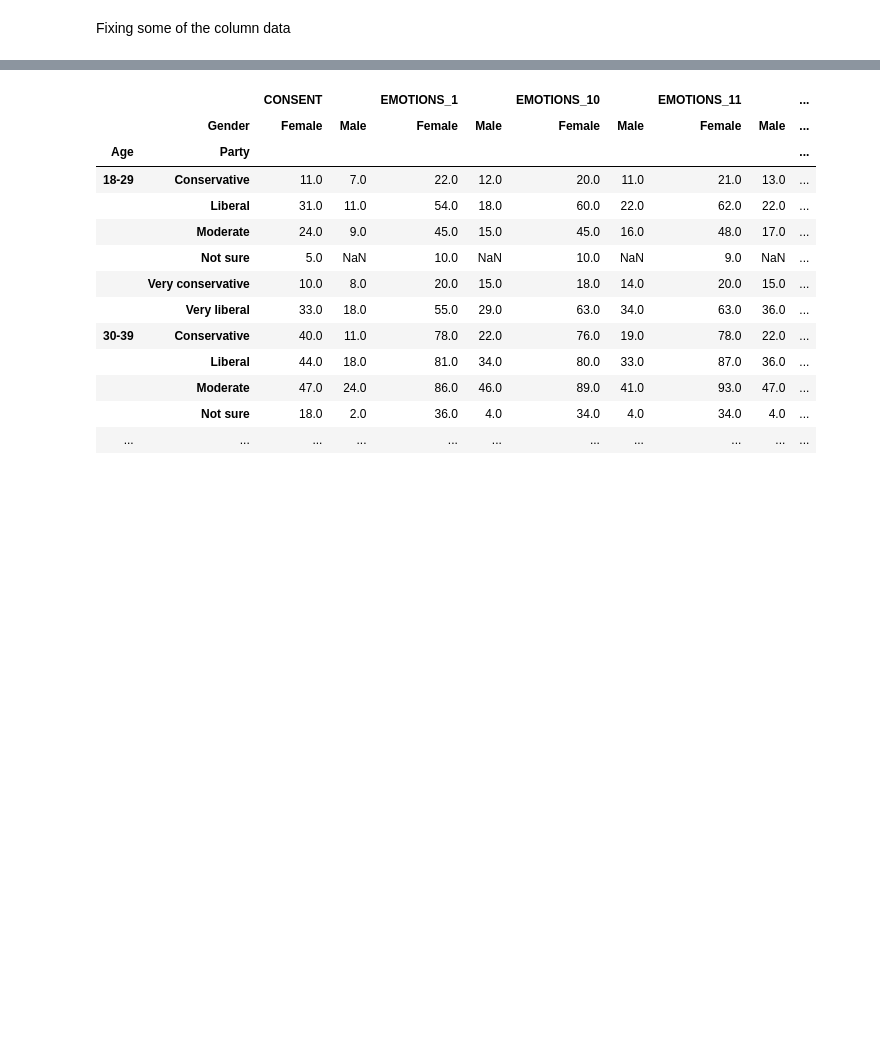
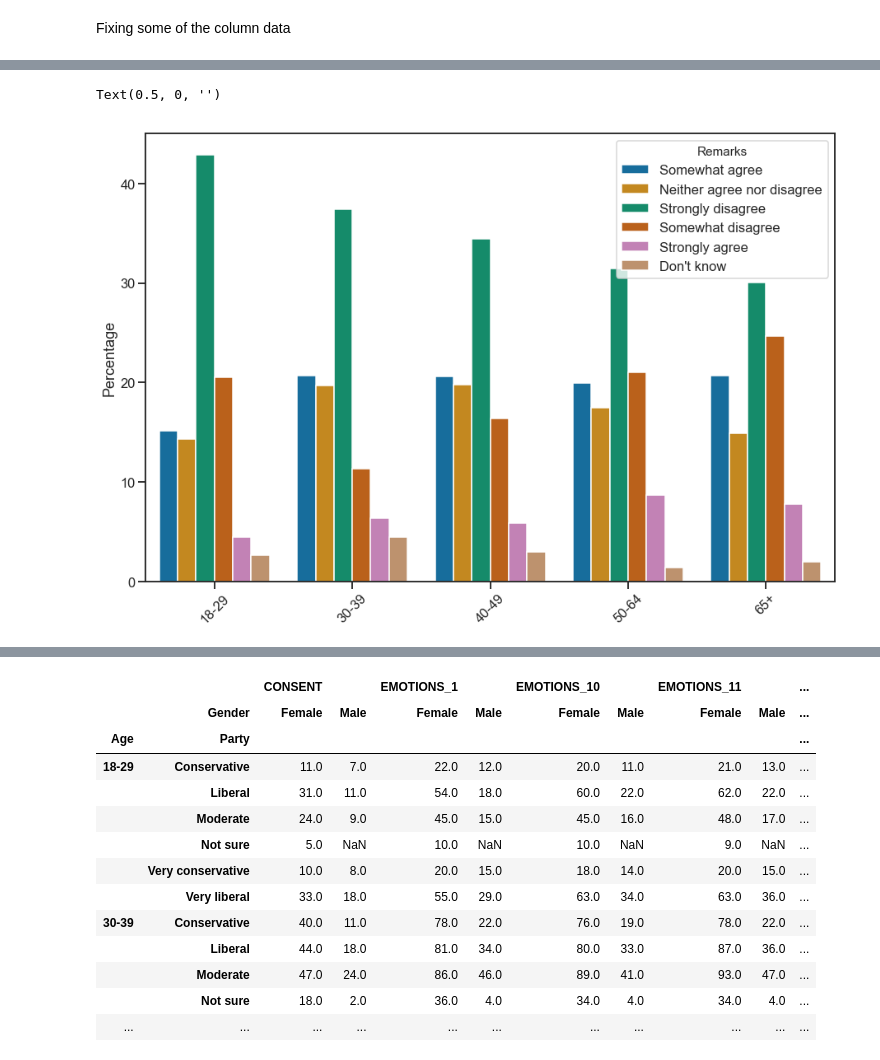
Before and after one commit to csmithchicago/DFP_WTHH_Data, a Jupyter notebook: analysis_dfp_wthh.ipynb, the cells around one changed output, grey strips where cells are left out. Cells and saved outputs as stored; diff of their text form; code cells hidden in the pictures; blank space fills up the shorter version.

```diff
--- a/analysis_dfp_wthh.ipynb
+++ b/analysis_dfp_wthh.ipynb
@@ -336,0 +336,9 @@ Name: Percentage, dtype: float64
+# %%
+s = sns.barplot(te.Age, y=te.Percentage, hue=te.Remarks, data=te, order=age_order)
+s.figure.set_figheight(10)
+s.figure.set_figwidth(15)
+s.axes.tick_params(axis='x', rotation=45)
+s.axes.set_xlabel('')
+# %% [output]
+Text(0.5, 0, '')
+[figure, added]
```
Also changed, not shown: parts of 48 cells of this notebook, 2 other files.
